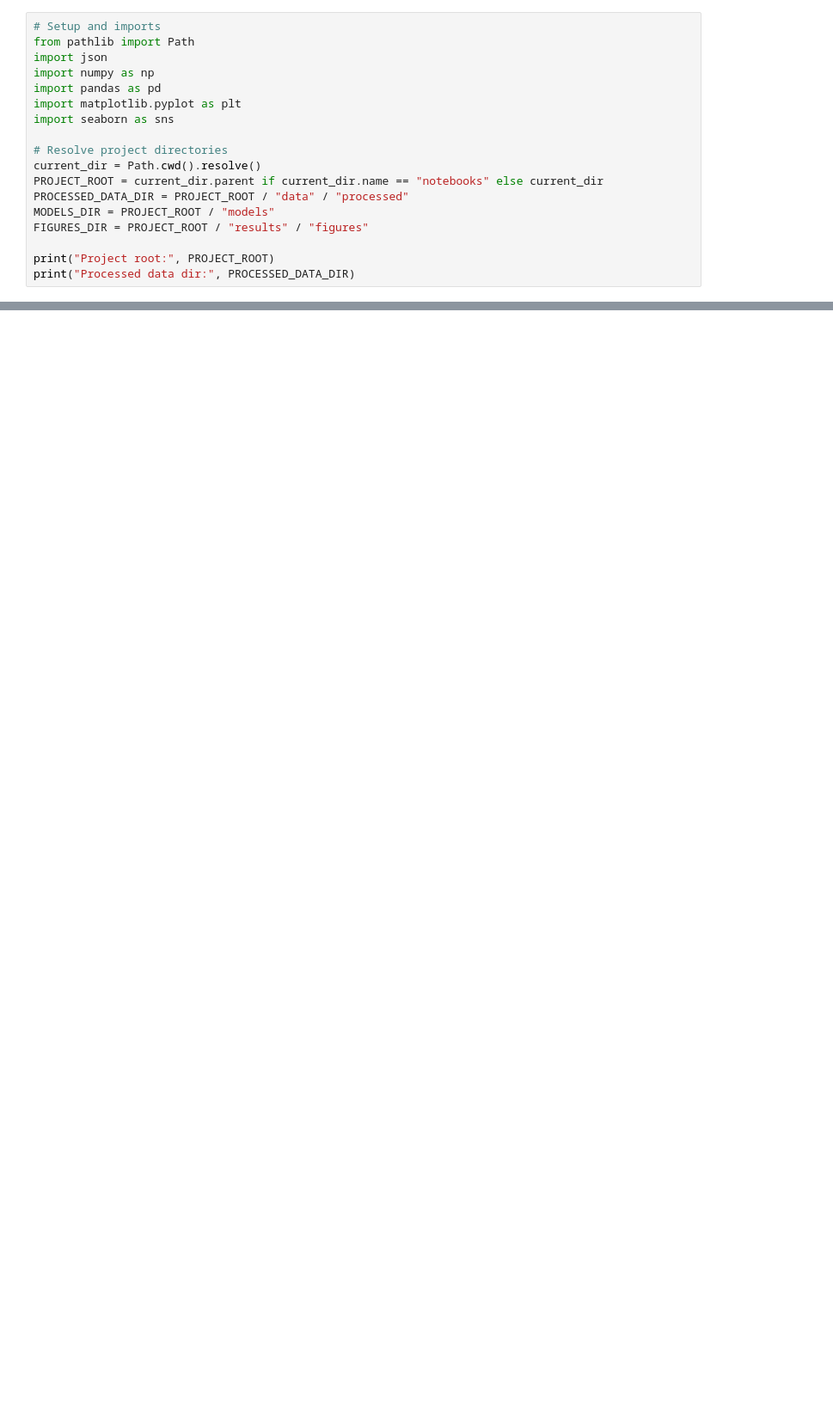
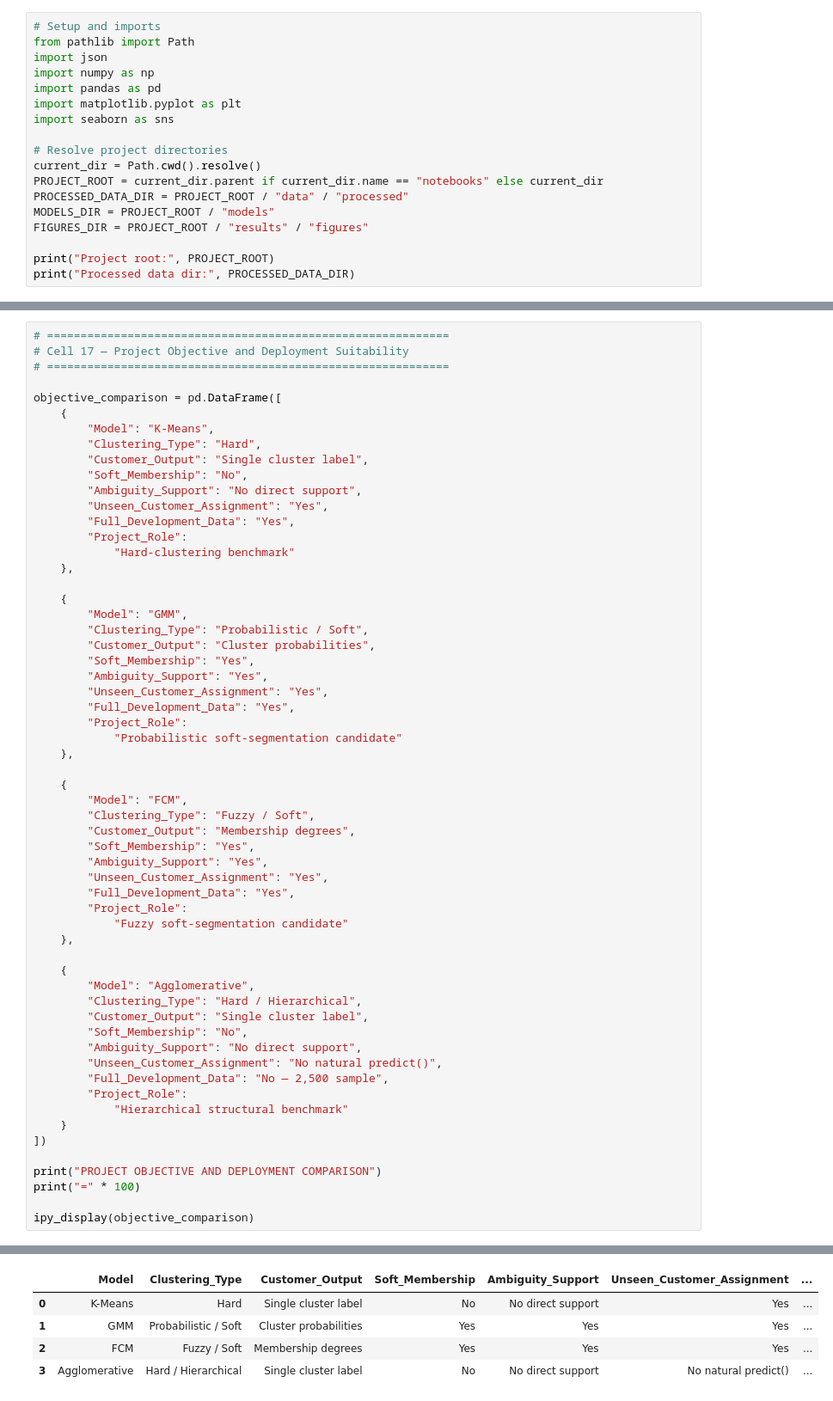
Before and after one commit to ashi00112/soft-ecommerce-customer-segmentation, a Jupyter notebook: notebooks/06_Model_Comparison.ipynb, the cells around one changed output, grey strips where cells are left out. Shown at 86% size. Cells and saved outputs as stored; diff of their text form; blank space fills up the shorter version.

```diff
--- a/notebooks/06_Model_Comparison.ipynb
+++ b/notebooks/06_Model_Comparison.ipynb
@@ -42,0 +1443,60 @@ print("Processed data dir:", PROCESSED_DATA_DIR)
+# %%
+# ============================================================
+# Cell 17 — Project Objective and Deployment Suitability
+# ============================================================
+
+objective_comparison = pd.DataFrame([
+    {
+        "Model": "K-Means",
+        "Clustering_Type": "Hard",
+        "Customer_Output": "Single cluster label",
+        "Soft_Membership": "No",
+        "Ambiguity_Support": "No direct support",
+        "Unseen_Customer_Assignment": "Yes",
+        "Full_Development_Data": "Yes",
+        "Project_Role":
+            "Hard-clustering benchmark"
+    },
+
+    {
+        "Model": "GMM",
+        "Clustering_Type": "Probabilistic / Soft",
+        "Customer_Output": "Cluster probabilities",
+        "Soft_Membership": "Yes",
+        "Ambiguity_Support": "Yes",
+        "Unseen_Customer_Assignment": "Yes",
+        "Full_Development_Data": "Yes",
+        "Project_Role":
+            "Probabilistic soft-segmentation candidate"
+    },
+
+    {
+        "Model": "FCM",
+        "Clustering_Type": "Fuzzy / Soft",
+        "Customer_Output": "Membership degrees",
+        "Soft_Membership": "Yes",
+        "Ambiguity_Support": "Yes",
+        "Unseen_Customer_Assignment": "Yes",
+        "Full_Development_Data": "Yes",
+        "Project_Role":
+            "Fuzzy soft-segmentation candidate"
+    },
+
+    {
+        "Model": "Agglomerative",
+        "Clustering_Type": "Hard / Hierarchical",
+        "Customer_Output": "Single cluster label",
+        "Soft_Membership": "No",
+        "Ambiguity_Support": "No direct support",
+        "Unseen_Customer_Assignment": "No natural predict()",
+        "Full_Development_Data": "No — 2,500 sample",
+        "Project_Role":
+            "Hierarchical structural benchmark"
+    }
+])
+
+print("PROJECT OBJECTIVE AND DEPLOYMENT COMPARISON")
+print("=" * 100)
+
+ipy_display(objective_comparison)
+# %% [output]
@@ -42,0 +1505,5 @@ print("Processed data dir:", PROCESSED_DATA_DIR)
+|  | Model | Clustering_Type | Customer_Output | Soft_Membership | Ambiguity_Support | Unseen_Customer_Assignment | ... |
+| 0 | K-Means | Hard | Single cluster label | No | No direct support | Yes | ... |
+| 1 | GMM | Probabilistic / Soft | Cluster probabilities | Yes | Yes | Yes | ... |
+| 2 | FCM | Fuzzy / Soft | Membership degrees | Yes | Yes | Yes | ... |
+| 3 | Agglomerative | Hard / Hierarchical | Single cluster label | No | No direct support | No natural predict() | ... |
```
Also changed, not shown: parts of 24 cells of this notebook, 2 other files.
